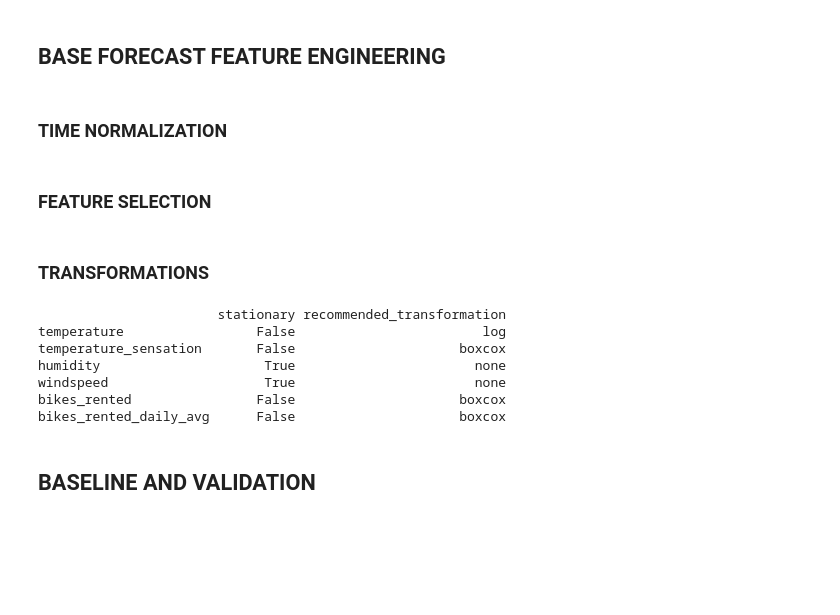
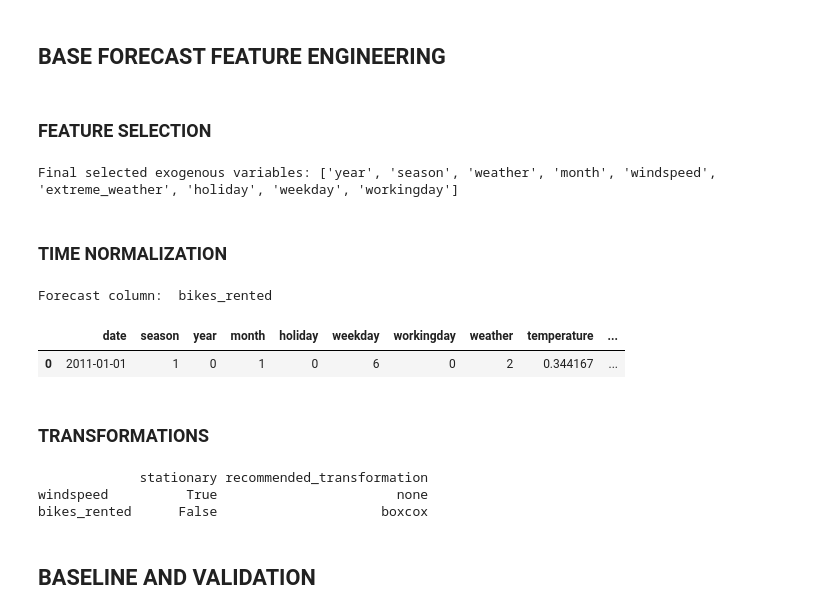
Before and after one commit to EAlmazanG/forecast-incremental-workflow, a Jupyter notebook: notebooks/forecast_day.ipynb, the cells around one changed output. Cells and saved outputs as stored; diff of their text form; code cells hidden in the pictures; blank space fills up the shorter version.

Commit message:
improve time norm

```diff
--- a/notebooks/forecast_day.ipynb
+++ b/notebooks/forecast_day.ipynb
@@ -559,12 +563,51 @@ workingday               0.061156
 Name: bikes_rented, dtype: float64
 # %% [markdown]
 ## BASE FORECAST FEATURE ENGINEERING
+# %% [markdown]
+### FEATURE SELECTION
+# %%
+features_to_remove = set()
+for pair in high_corr_pairs:
+    feature_to_remove = pair[0] if abs(target_corr[pair[0]]) < abs(target_corr[pair[1]]) else pair[1]
+    features_to_remove.add(feature_to_remove)
+
+# Remove high VIF features (threshold >10)
+high_vif_features = vif_data[vif_data["VIF"] > 10]["Variable"].tolist()
+features_to_remove.update(high_vif_features)
+
+# Select relevant features
+selected_features = [feature for feature in exogen_columns if feature not in features_to_remove]
+selected_features = sorted(selected_features, key=lambda x: abs(target_corr[x]), reverse=True)
+print("Final selected exogenous variables:", selected_features)
+# %% [output]
+Final selected exogenous variables: ['year', 'season', 'weather', 'month', 'windspeed', 'extreme_weather', 'holiday', 'weekday', 'workingday']
 # %% [markdown]
 ### TIME NORMALIZATION
-# %%
-df[target_column + "_daily_avg"] = df[target_column] / df["date"].dt.days_in_month
-# %% [markdown]
-### FEATURE SELECTION
+# %%
+use_time_normalization = False
+df_selection = df.copy()
+target_time_norm_column = target_column + "_time_norm"
+
+if use_time_normalization:
+    forecast_column = target_time_norm_column
+    df_selection[forecast_column] = df[target_column] / df["date"].dt.days_in_month
+    try:
+        df_selection.drop(columns=target_column, inplace=True)
+    except:
+        pass
+else:
+    forecast_column = target_column
+    try:
+        df_selection.drop(columns=target_time_norm_column, inplace=True)
+    except:
+        pass
+
+print('Forecast column: ', forecast_column)
+display(df_selection.head(1))
+# %% [output]
+Forecast column:  bikes_rented
+|  | date | season | year | month | holiday | weekday | workingday | weather | temperature | ... |
+| 0 | 2011-01-01 | 1 | 0 | 1 | 0 | 6 | 0 | 2 | 0.344167 | ... |
 # %% [markdown]
 ### TRANSFORMATIONS
 # %%
@@ -587,7 +630,9 @@ def check_transformations(df, col):
 
     return result
 # %%
-numeric_vars = df.select_dtypes(include=["number"]).columns
+df_selection = df_selection[selected_features + [forecast_column]]
+
+numeric_vars = df_selection.select_dtypes(include=["number"]).columns
 transformations_needed = {}
 
 for col in numeric_vars:
@@ -596,13 +641,9 @@ for col in numeric_vars:
 transformations_df = pd.DataFrame(transformations_needed).T
 print(transformations_df)
 # %% [output]
-                       stationary recommended_transformation
-temperature                 False                        log
-temperature_sensation       False                     boxcox
-humidity                     True                       none
-windspeed                    True                       none
-bikes_rented                False                     boxcox
-bikes_rented_daily_avg      False                     boxcox
+             stationary recommended_transformation
+windspeed          True                       none
+bikes_rented      False                     boxcox
 # %% [markdown]
 ## BASELINE AND VALIDATION
 # %% [markdown]
```
Also changed, not shown: parts of 3 cells of this notebook, 1 other file.
